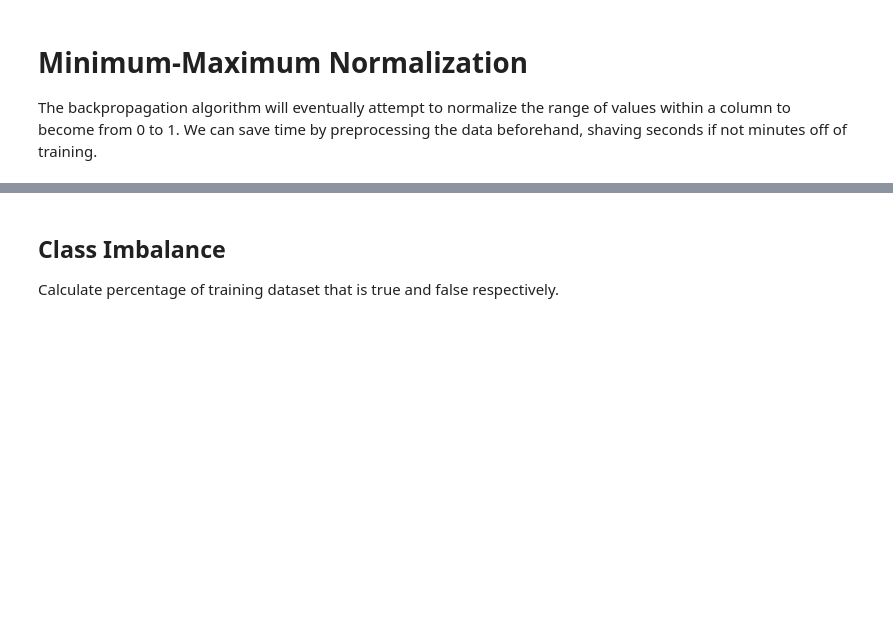
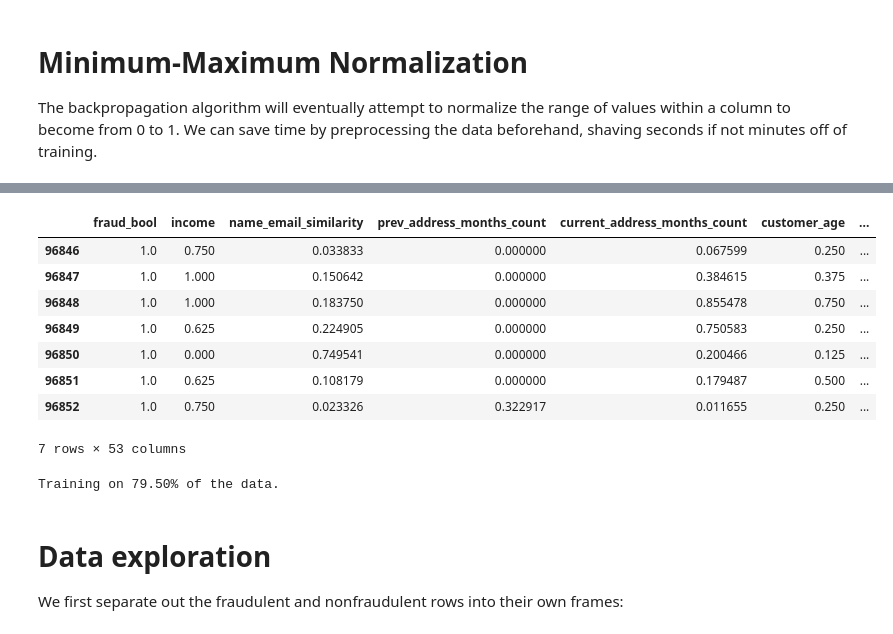
Before and after one commit to emberian/clarkson-cs470, a Jupyter notebook: final_proj/Code.ipynb, the cells around one changed output, grey strips where cells are left out. Saved outputs shown, nothing was run; the diff lists cells and outputs as text; code cells hidden in the pictures; blank space fills up the shorter version.

```diff
--- a/final_proj/Code.ipynb
+++ b/final_proj/Code.ipynb
@@ -118,3 +98,28 @@ Name: 3, dtype: float64
-# %% [markdown]
-## Class Imbalance
-Calculate percentage of training dataset that is true and false respectively.
+# %%
+data_training = normalized_features[normalized_features['month'] <= 10./12.]
+labels_training = data_training['fraud_bool']
+
+display(data_training[3:10])
+data_evaluation = normalized_features[normalized_features['month']  > 10/12]
+labels_evaluation  = data_evaluation['fraud_bool']
+
+# these aren't features
+_ = [data_evaluation.pop(c) for c in {"month", "fraud_bool"}]
+_ = [data_training.pop(c) for c in {"month", "fraud_bool"}]
+
+print(f"Training on {100*(len(data_training)/len(parsed_data)):.2f}% of the data.")
+# %% [output]
+|  | fraud_bool | income | name_email_similarity | prev_address_months_count | current_address_months_count | customer_age | ... |
+| 96846 | 1.0 | 0.750 | 0.033833 | 0.000000 | 0.067599 | 0.250 | ... |
+| 96847 | 1.0 | 1.000 | 0.150642 | 0.000000 | 0.384615 | 0.375 | ... |
+| 96848 | 1.0 | 1.000 | 0.183750 | 0.000000 | 0.855478 | 0.750 | ... |
+| 96849 | 1.0 | 0.625 | 0.224905 | 0.000000 | 0.750583 | 0.250 | ... |
+| 96850 | 1.0 | 0.000 | 0.749541 | 0.000000 | 0.200466 | 0.125 | ... |
+| 96851 | 1.0 | 0.625 | 0.108179 | 0.000000 | 0.179487 | 0.500 | ... |
+| 96852 | 1.0 | 0.750 | 0.023326 | 0.322917 | 0.011655 | 0.250 | ... |
+7 rows × 53 columns
+Training on 79.50% of the data.
+# %% [markdown]
+# Data exploration
+
+We first separate out the fraudulent and nonfraudulent rows into their own frames:
```
Also changed, not shown: parts of 32 cells of this notebook.
